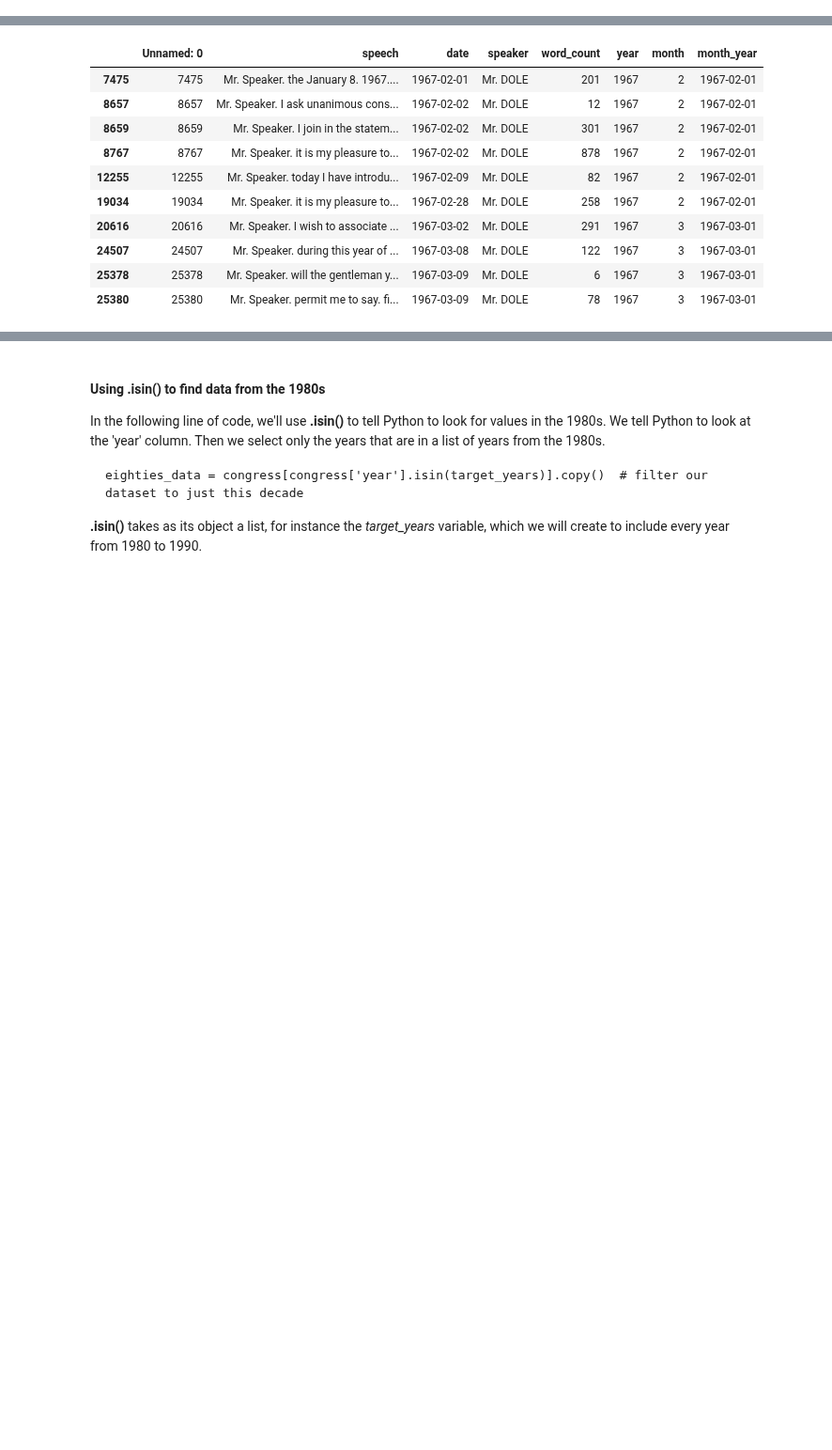
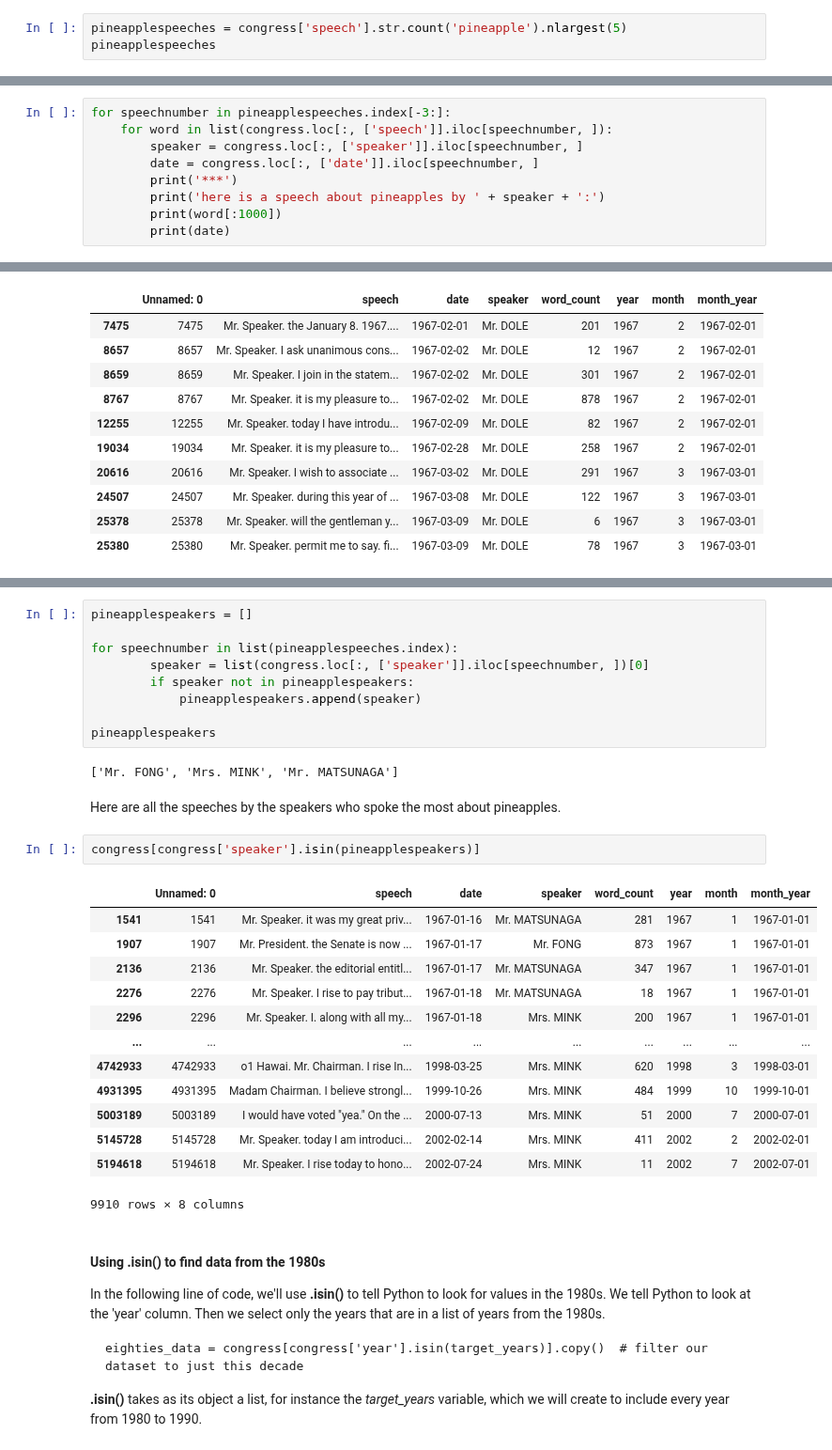
Before and after one commit to stephbuon/digital-history, a Jupyter notebook: hist3368-week5-plotting-change-over-time/hist3368-week-5-working-with-tabular-data.ipynb, the cells around one changed output, grey strips where cells are left out. Shown at 94% size. Cells and saved outputs as stored; diff of their text form; blank space fills up the shorter version.

```diff
--- a/hist3368-week5-plotting-change-over-time/hist3368-week-5-working-with-tabular-data.ipynb
+++ b/hist3368-week5-plotting-change-over-time/hist3368-week-5-working-with-tabular-data.ipynb
@@ -295,0 +356,3 @@ Name: speech, dtype: int64
+# %%
+pineapplespeeches = congress['speech'].str.count('pineapple').nlargest(5)
+pineapplespeeches
@@ -304,0 +391,9 @@ Note that we have here searched just for the string 'pineapple.' This method cou
+# %%
+for speechnumber in pineapplespeeches.index[-3:]:
+    for word in list(congress.loc[:, ['speech']].iloc[speechnumber, ]):
+        speaker = congress.loc[:, ['speaker']].iloc[speechnumber, ]
+        date = congress.loc[:, ['date']].iloc[speechnumber, ]
+        print('***')
+        print('here is a speech about pineapples by ' + speaker + ':')
+        print(word[:1000])
+        print(date)
@@ -344,3 +498,32 @@ congress[congress['speaker'] == 'Mr. DOLE'][:10]
+# %%
+pineapplespeakers = []
+
+for speechnumber in list(pineapplespeeches.index):
+        speaker = list(congress.loc[:, ['speaker']].iloc[speechnumber, ])[0]
+        if speaker not in pineapplespeakers:
+            pineapplespeakers.append(speaker)
+
+pineapplespeakers
+# %% [output]
+['Mr. FONG', 'Mrs. MINK', 'Mr. MATSUNAGA']
+# %% [markdown]
+Here are all the speeches by the speakers who spoke the most about pineapples.
+# %%
+congress[congress['speaker'].isin(pineapplespeakers)]
+# %% [output]
+|  | Unnamed: 0 | speech | date | speaker | word_count | year | month | month_year |
+| 1541 | 1541 | Mr. Speaker. it was my great priv... | 1967-01-16 | Mr. MATSUNAGA | 281 | 1967 | 1 | 1967-01-01 |
+| 1907 | 1907 | Mr. President. the Senate is now ... | 1967-01-17 | Mr. FONG | 873 | 1967 | 1 | 1967-01-01 |
+| 2136 | 2136 | Mr. Speaker. the editorial entitl... | 1967-01-17 | Mr. MATSUNAGA | 347 | 1967 | 1 | 1967-01-01 |
+| 2276 | 2276 | Mr. Speaker. I rise to pay tribut... | 1967-01-18 | Mr. MATSUNAGA | 18 | 1967 | 1 | 1967-01-01 |
+| 2296 | 2296 | Mr. Speaker. I. along with all my... | 1967-01-18 | Mrs. MINK | 200 | 1967 | 1 | 1967-01-01 |
+| ... | ... | ... | ... | ... | ... | ... | ... | ... |
+| 4742933 | 4742933 | o1 Hawai. Mr. Chairman. I rise In... | 1998-03-25 | Mrs. MINK | 620 | 1998 | 3 | 1998-03-01 |
+| 4931395 | 4931395 | Madam Chairman. I believe strongl... | 1999-10-26 | Mrs. MINK | 484 | 1999 | 10 | 1999-10-01 |
+| 5003189 | 5003189 | I would have voted "yea." On the ... | 2000-07-13 | Mrs. MINK | 51 | 2000 | 7 | 2000-07-01 |
+| 5145728 | 5145728 | Mr. Speaker. today I am introduci... | 2002-02-14 | Mrs. MINK | 411 | 2002 | 2 | 2002-02-01 |
+| 5194618 | 5194618 | Mr. Speaker. I rise today to hono... | 2002-07-24 | Mrs. MINK | 11 | 2002 | 7 | 2002-07-01 |
+9910 rows × 8 columns
 # %% [markdown]
 #### Using .isin() to find data from the 1980s
 
```
Also changed, not shown: parts of 42 cells of this notebook.
